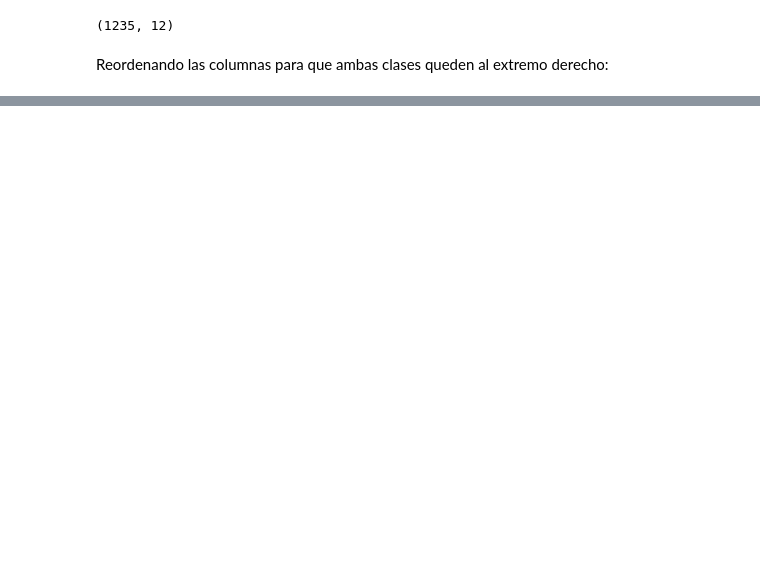
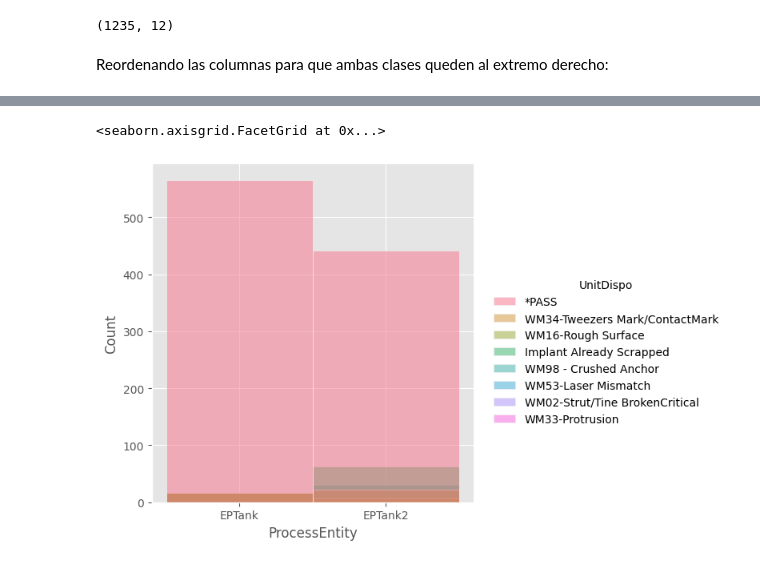
Before and after one commit to YoksanVC/TEC_DataScienceCert, a Jupyter notebook: Module_2_AprendizajeAutomatico/Projecto_Final/Projecto_Final.ipynb, the cells around one changed output, grey strips where cells are left out. Cells and saved outputs as stored; diff of their text form; code cells hidden in the pictures; blank space fills up the shorter version.

```diff
--- a/Module_2_AprendizajeAutomatico/Projecto_Final/Projecto_Final.ipynb
+++ b/Module_2_AprendizajeAutomatico/Projecto_Final/Projecto_Final.ipynb
@@ -124,0 +134,5 @@ dataset_20mm.head()
+# %%
+sns.displot(dataset_20mm, x='ProcessEntity',hue='UnitDispo')
+# %% [output]
+<seaborn.axisgrid.FacetGrid at 0x...>
+[figure, added]
```
Also changed, not shown: parts of 11 cells of this notebook.
